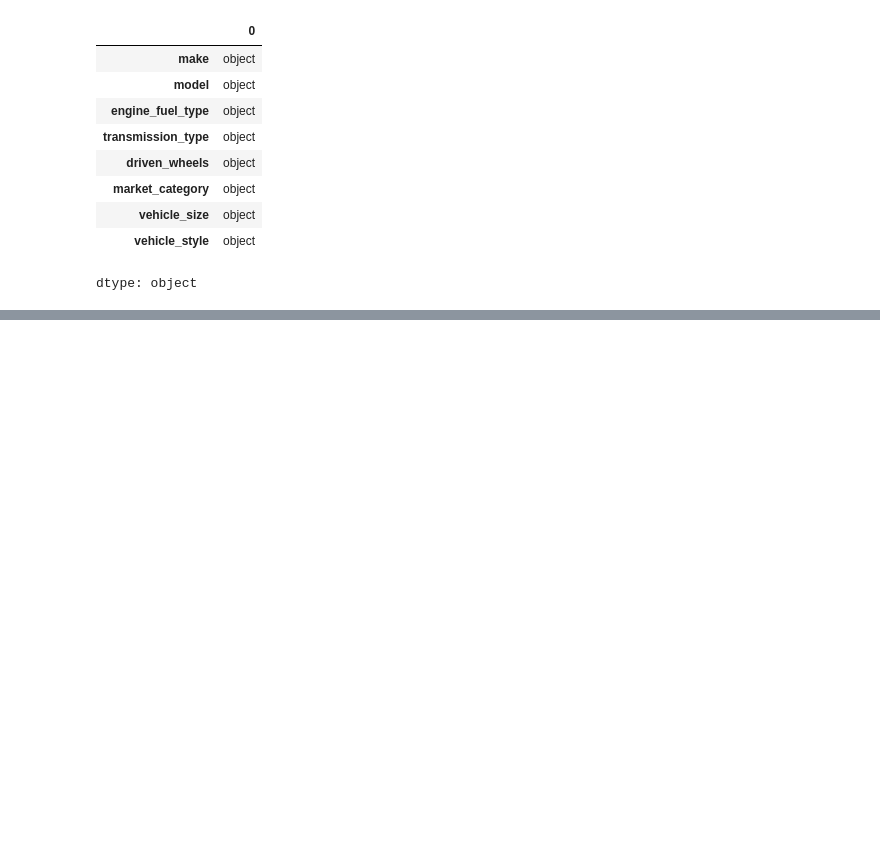
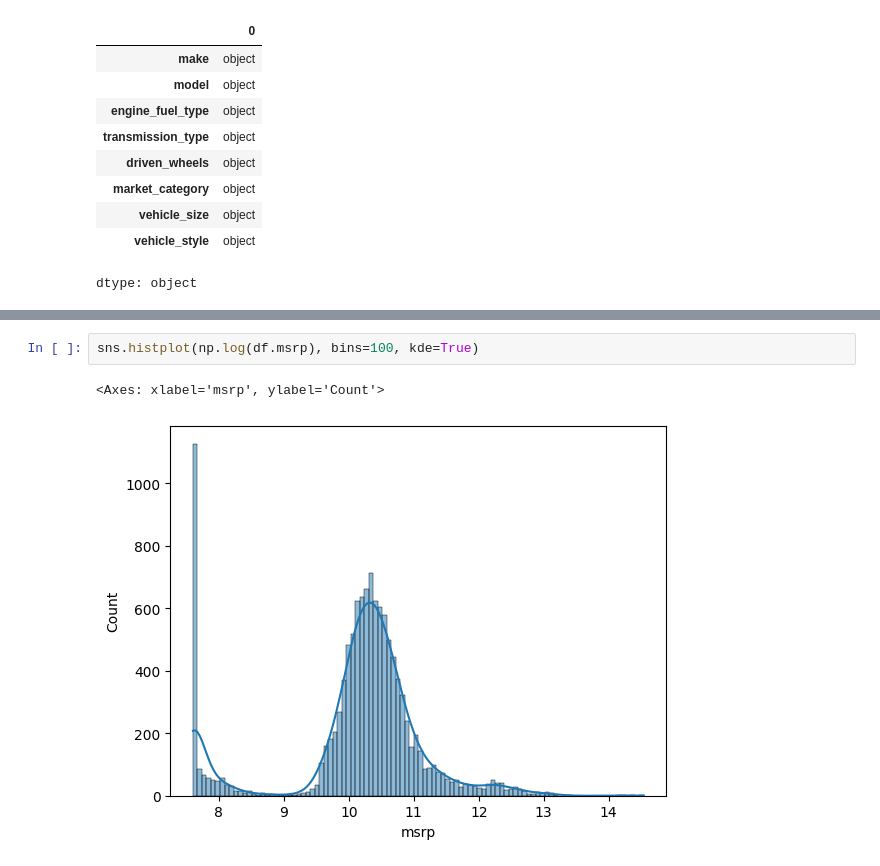
Before and after one commit to lakshmant-thota/ml_zoomcamp, a Jupyter notebook: ml_zoomcamp_2.ipynb, the cells around one changed output, grey strips where cells are left out. Drawn from its saved outputs; the diff is of its cells as text; blank space fills up the shorter version.

```diff
--- a/ml_zoomcamp_2.ipynb
+++ b/ml_zoomcamp_2.ipynb
@@ -70,0 +158,5 @@ dtype: object
+# %%
+sns.histplot(np.log(df.msrp), bins=100, kde=True)
+# %% [output]
+<Axes: xlabel='msrp', ylabel='Count'>
+[figure, added]
```
Also changed, not shown: parts of 45 cells of this notebook.
